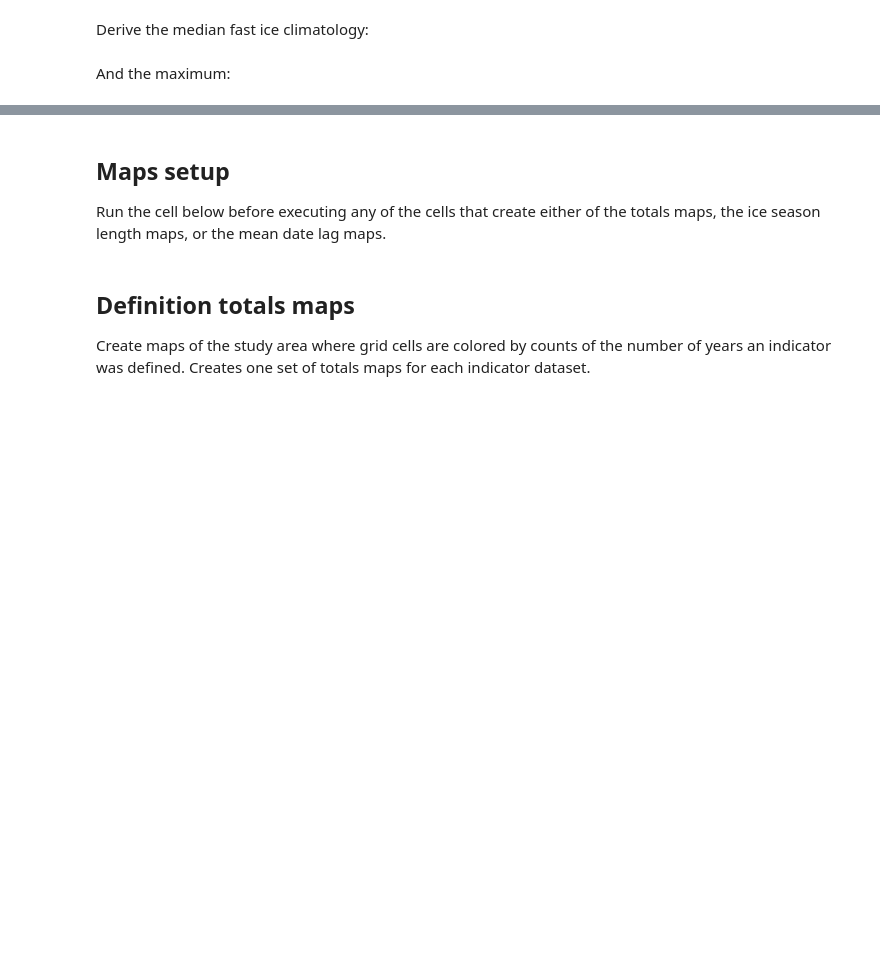
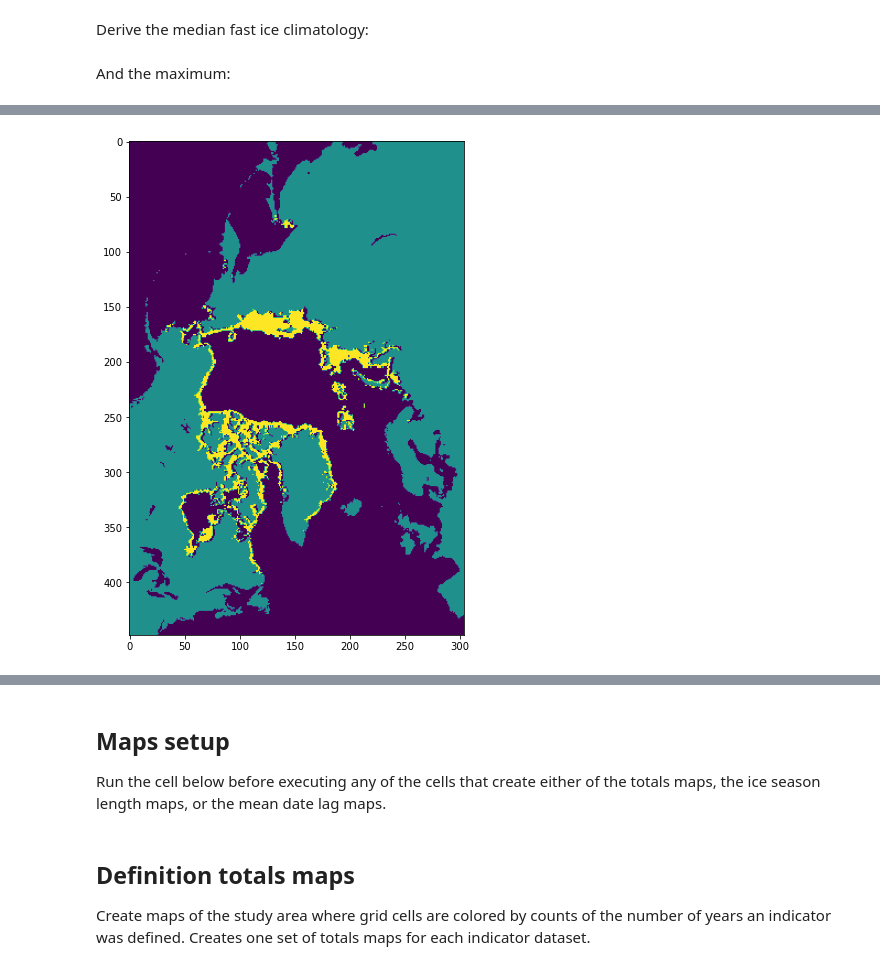
Before and after one commit to ua-snap/seaice_noaa_indicators, a Jupyter notebook: manuscript_content/manuscript_content.ipynb, the cells around one changed output, grey strips where cells are left out. Drawn from its saved outputs; the diff is of its cells as text; code cells hidden in the pictures; blank space fills up the shorter version.

```diff
--- a/manuscript_content/manuscript_content.ipynb
+++ b/manuscript_content/manuscript_content.ipynb
@@ -42,8 +42,8 @@ orac_fp = anc_dir.joinpath(
 )
 masie_fp = anc_dir.joinpath("MASIE_regions_polygon_vertices.xlsx")
 poi_coords_fp = base_dir.joinpath("ancillary/points_of_interest.csv")
-gshhs_fp = anc_dir.joinpath("GSHHS_shp/i/GSHHS_i_L1.shp")
-seamask_fp = scratch_dir.joinpath("seamask_3411.tif")
+gshhs_fp = anc_dir.joinpath("gshhg-shp-2.3.7/GSHHS_shp/i/GSHHS_i_L1.shp")
+seamask_fp = anc_dir.joinpath("seamask_3411.tif")
 # paths for sea ice climatologies
 bin_med_fp = anc_dir.joinpath("nic_climo_1972_2007_06_med.v0.bin")
 bin_max_fp = anc_dir.joinpath("nic_climo_1972_2007_06_max.v0.bin")
@@ -323,0 +348,9 @@ with rio.open(tif_max_fp) as src:
+# %%
+seamask = seamask_src.read(1)
+seamask[seamask == -999] = -1
+seamask[max_arr == 1] = 1
+plt.figure(figsize=(6, 10))
+plt.imshow(seamask)
+plt.show()
+# %% [output]
+[figure, added]
```
Also changed, not shown: parts of 29 cells of this notebook.
